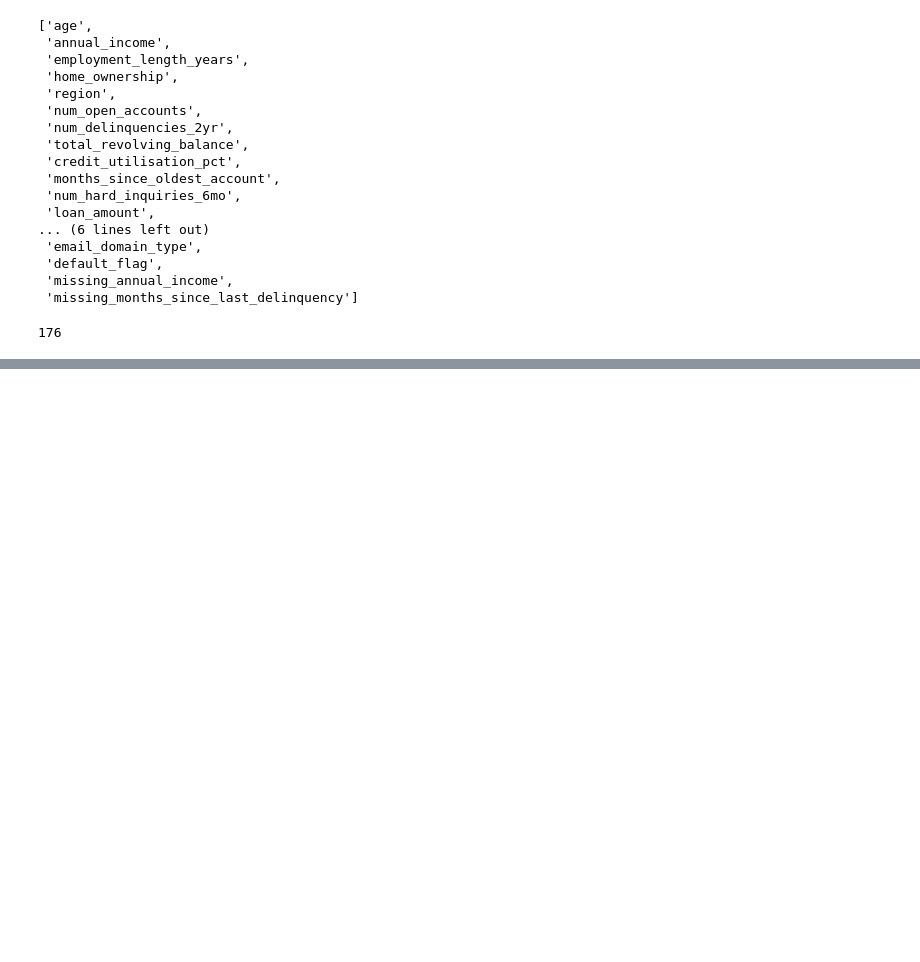
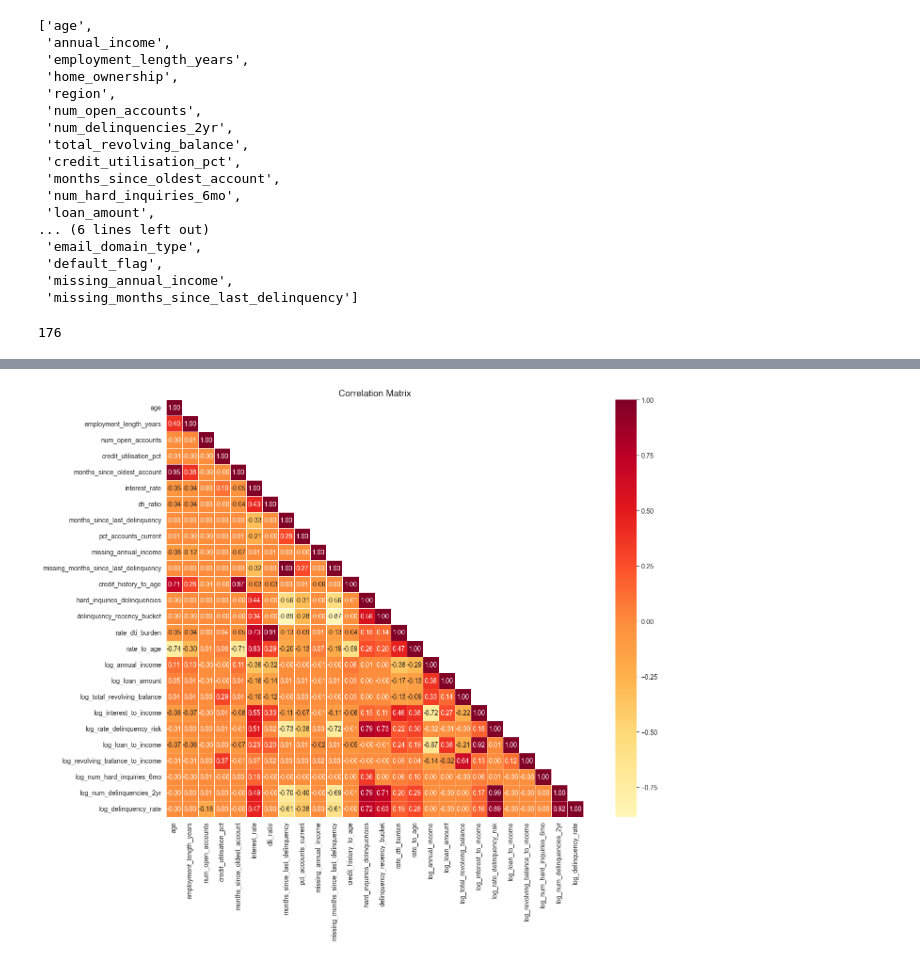
Before and after one commit to mphomutchinya/Robust-interactive-credit-model, a Jupyter notebook: notebooks/feature_engineering.ipynb, the cells around one changed output, grey strips where cells are left out. Cells and saved outputs as stored; diff of their text form; code cells hidden in the pictures; blank space fills up the shorter version.

```diff
--- a/notebooks/feature_engineering.ipynb
+++ b/notebooks/feature_engineering.ipynb
@@ -101,0 +177,10 @@ df_train.head(10)
+# %%
+log_transform_cols = ['annual_income', 'loan_amount', 'total_revolving_balance',
+            'interest_to_income', 'rate_delinquency_risk',
+            'loan_to_income', 'revolving_balance_to_income',
+            'num_hard_inquiries_6mo', 'num_delinquencies_2yr',
+            'delinquency_rate']
+
+for col in log_transform_cols:
+    df_train[f'log_{col}'] = np.log1p(df_train[col])
+    df_test[f'log_{col}'] = np.log1p(df_test[col])
@@ -101,0 +251,28 @@ df_train.head(10)
+# %%
+#lets drop columns that have log versions.
+
+drop_cols = ['annual_income', 'loan_amount', 'total_revolving_balance',
+             'interest_to_income', 'rate_delinquency_risk',
+             'loan_to_income', 'revolving_balance_to_income',
+             'num_delinquencies_2yr', 'delinquency_rate',
+             'num_hard_inquiries_6mo']
+
+df_train = df_train.drop(columns=drop_cols)
+df_test = df_test.drop(columns=drop_cols)
+# %%
+#lets check for multicolinearity using a correlation heatmap.
+
+sns.set_style("white")
+
+corr = df_train.drop(columns=["default_flag"]).corr()
+
+mask = np.zeros_like(corr)
+mask[np.triu_indices_from(mask, k=1)] = True
+
+plt.figure(figsize=(16, 12))
+sns.heatmap(corr, mask=mask, cmap='YlOrRd', annot=True, fmt='.2f', center=0, linewidths=0.5, square=True)
+plt.title('Correlation Matrix', fontsize=14)
+plt.tight_layout()
+plt.show()
+# %% [output]
+[figure, added]
```
Also changed, not shown: parts of 11 cells of this notebook.
